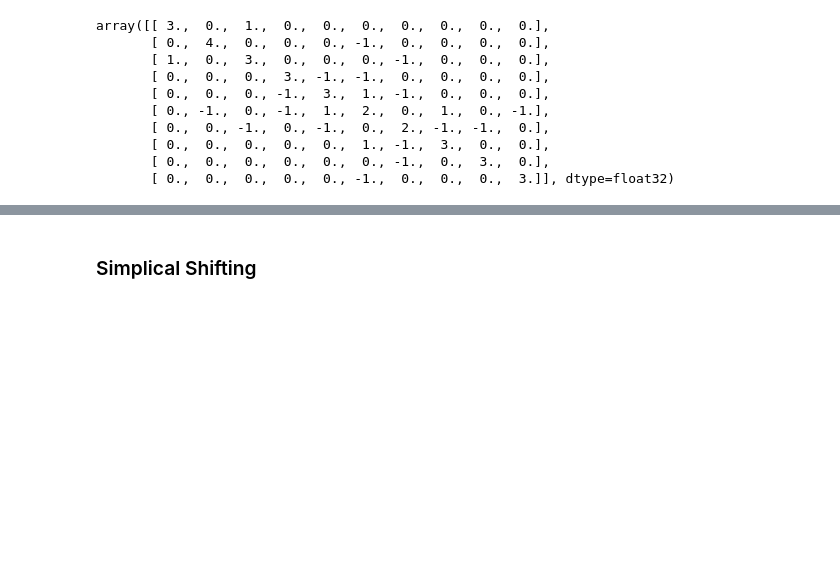
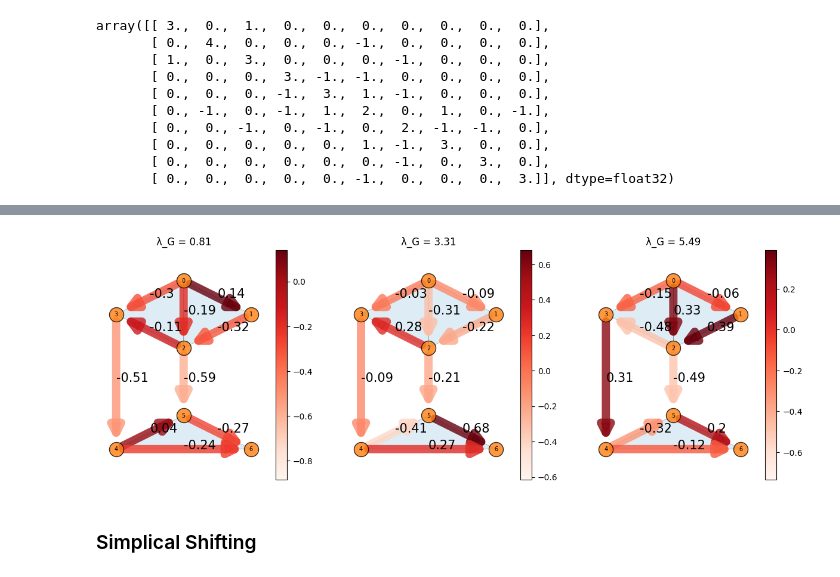
Before and after one commit to irtazahashmi/pytspl, a Jupyter notebook: demo_notebook.ipynb, the cells around one changed output, grey strips where cells are left out. Saved outputs shown, nothing was run; the diff lists cells and outputs as text; code cells hidden in the pictures; blank space fills up the shorter version.

```diff
--- a/demo_notebook.ipynb
+++ b/demo_notebook.ipynb
@@ -1,10 +7,6 @@
 # %% [markdown]
 ### Reading data
 # %%
-
-from sclibrary.network_reader import NetworkReader
-from sclibrary.simplicial_complex import SimplicialComplexNetwork
-
 data_folder = 'data/paper_data'
 
 # read csv
@@ -30,4 +32,5 @@ coordinates = NetworkReader.get_coordinates(filename=filename,
 
 # create a simplicial complex network
 sc = SimplicialComplexNetwork(simplices=simplices)
-print(simplices)
+# create a plot
+scplot = SCPlot(sc, coordinates)
@@ -118,3 +123,25 @@ array([[-0.05878212+0.j, -0.36745653+0.j,  0.48619685+0.j,
+# %%
+fig = plt.figure(figsize = (15,5))
+
+ax = fig.add_subplot(1, 3, 1)
+ax.set_title("λ_G = {}".format(round(eigenvals_g[-1], 2)))
+flow = u_g[:, -1]
+flow = np.round(flow, 2)
+scplot.draw_flow(flow=flow, ax=ax)
+
+ax = fig.add_subplot(1, 3, 2)
+ax.set_title("λ_G = {}".format(round(eigenvals_g[4], 2)))
+flow = u_g[:, 4]
+flow = np.round(flow, 2)
+scplot.draw_flow(flow=flow, ax=ax)
+
+ax = fig.add_subplot(1, 3, 3)
+ax.set_title("λ_G = {}".format(round(eigenvals_g[0], 2)))
+flow = u_g[:, 0]
+flow = np.round(flow, 2)
+scplot.draw_flow(flow=flow, ax=ax)
+# %% [output]
+[figure, added]
 # %% [markdown]
 ### Simplical Shifting
 # %%
```
Also changed, not shown: parts of 15 cells of this notebook, 5 other files.
